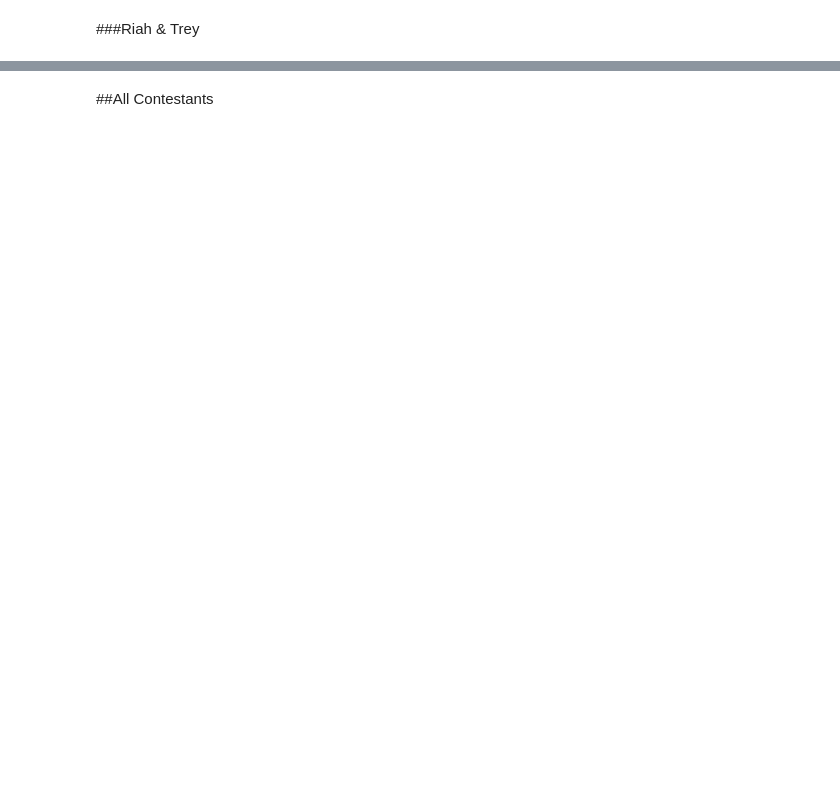
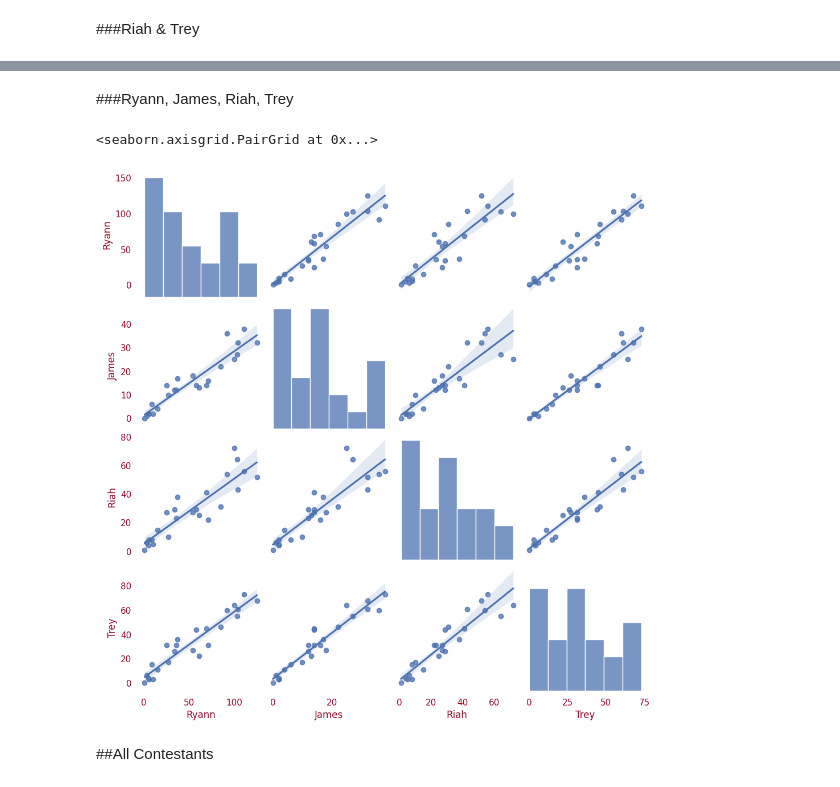
Before and after one commit to cecilylynn/data-science-projects, a Jupyter notebook: Ultimatum_MoMO_Follower_Counts.ipynb, the cells around one changed output, grey strips where cells are left out. Saved outputs shown, nothing was run; the diff lists cells and outputs as text; code cells hidden in the pictures; blank space fills up the shorter version.

```diff
--- a/Ultimatum_MoMO_Follower_Counts.ipynb
+++ b/Ultimatum_MoMO_Follower_Counts.ipynb
@@ -443,3 +452,10 @@ sns.scatterplot(x=hourly_raw_change_df['Riah'],y=hourly_raw_change_df['Trey'])
+# %% [markdown]
+###Ryann, James, Riah, Trey
+# %%
+sns.pairplot(hourly_raw_change_df[['Ryann','James','Riah','Trey']],kind='reg')
+# %% [output]
+<seaborn.axisgrid.PairGrid at 0x...>
+[figure, added]
 # %% [markdown]
 ##All Contestants
 # %%
```
Also changed, not shown: parts of 38 cells of this notebook.
